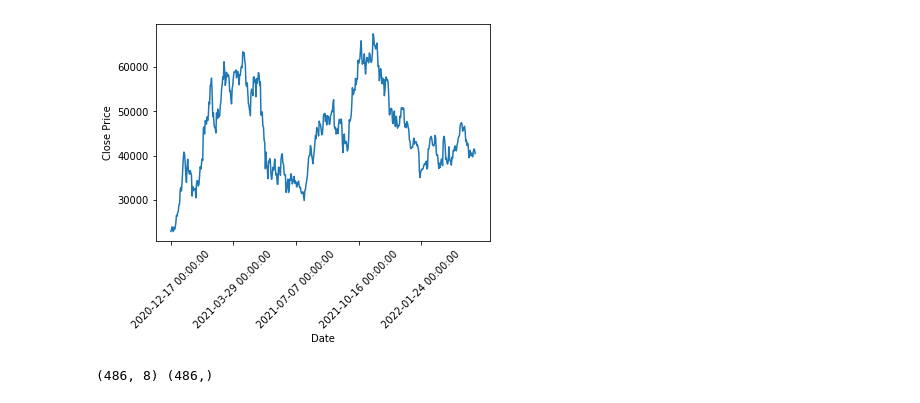
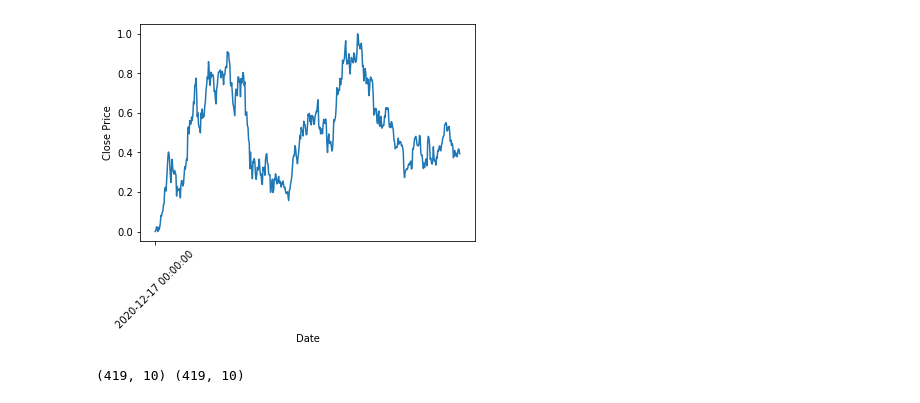
Before and after one commit to andrei-aleksanian/Bitcoin-price-prediction, a Jupyter notebook: src/baseline.ipynb, the cells around one changed output. Drawn from its saved outputs; the diff is of its cells as text; code cells hidden in the pictures.

```diff
--- a/src/baseline.ipynb
+++ b/src/baseline.ipynb
@@ -23,24 +12,36 @@ features.head()
+# %%
+features = np.array(df["Close"]).reshape(-1, 1)
+normalized_data, scaler = normalizeAtOnce(features)
 # %%
-normalized_data, scaler = normalizeAtOnce(features.iloc[:,:-3])
-normalized_data = np.concatenate([normalized_data, features.iloc[:,-3:]], axis=1)
-show_data_simple(features["Close"], df["Date"])
+normalized_data, scaler = normalizeAtOnce(features)
+show_data_simple(normalized_data[:, 0], df["Date"])
 # %% [output]
-[figure, old version]
+[figure, new version]
 # %%
 config = {
     "past": 10,
     "future": 10,
     "neurons": 50,
     "batch_size": 64,
-    "epochs": 100,
-    "features": normalized_data.shape[1]
+    "epochs": 300,
+    "features": 10
 }
 
 x_train = normalized_data[:-1]
-y_train = normalized_data[1:, 3]
+y_train = normalized_data[1:]
+x_train, y_train = dataToTimeSeries(x_train, y_train, config["past"], config["future"])
+
+# Split train/val/test 80/10/10
+split = int(x_train.shape[0]*0.9)
+x_test = x_train[split:]
+y_test = y_train[split:]
+
+x_train = x_train[:split]
+y_train = y_train[:split]
+
 print(x_train.shape, y_train.shape)
 # %% [output]
-(486, 8) (486,)
+(419, 10) (419, 10)
 # %%
 model = getModelBaseline(config)
 model.summary()
```
Also changed, not shown: parts of 6 cells of this notebook, 34 other files.
